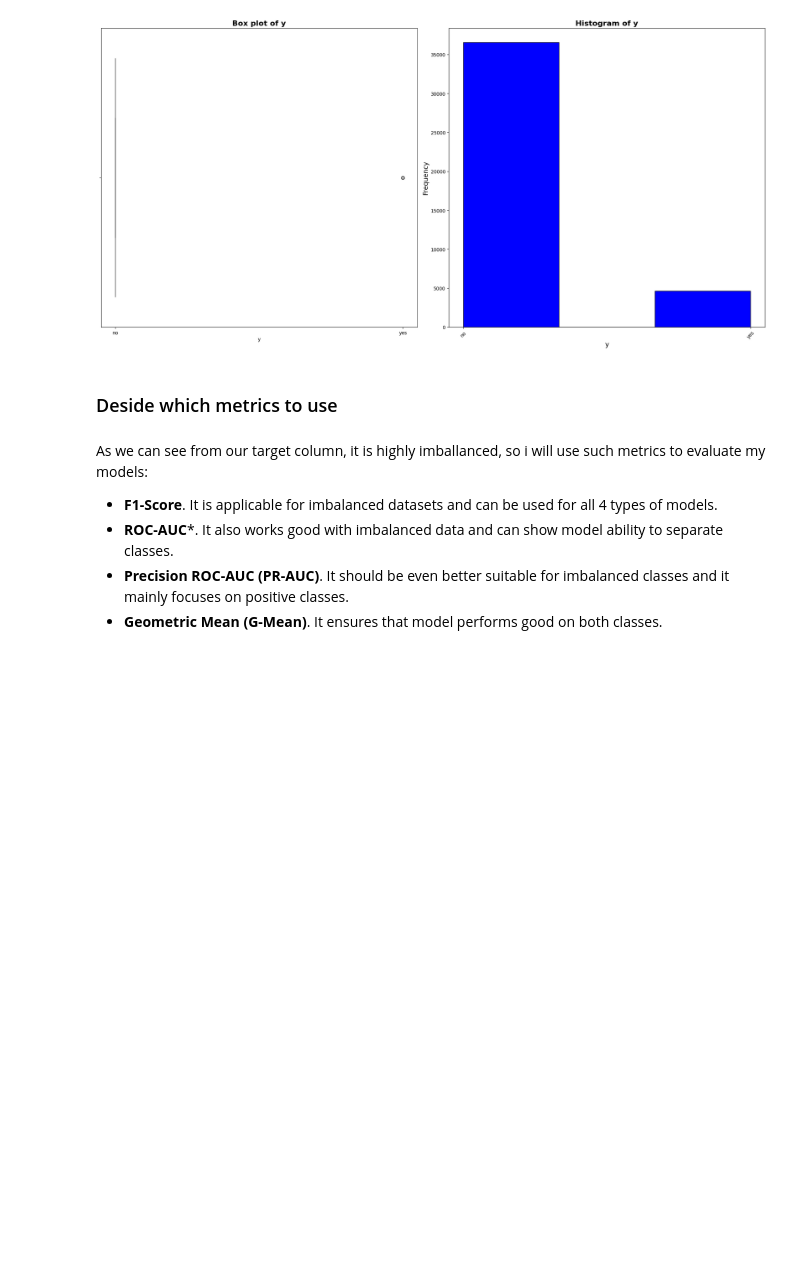
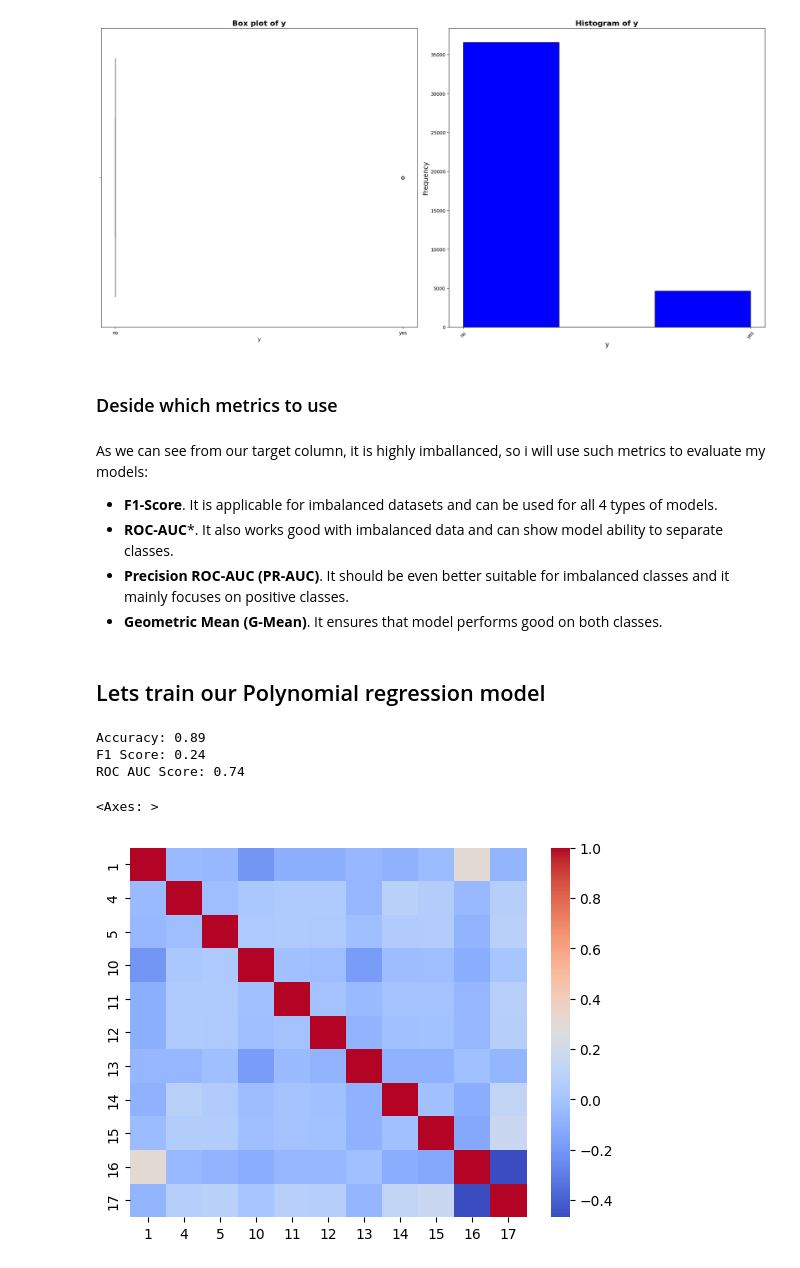
Before and after one commit to Reserford1991/bank-marketing-dataset-project, a Jupyter notebook: jupiter-notebooks/solution.ipynb, the cells around one changed output. Saved outputs shown, nothing was run; the diff lists cells and outputs as text; code cells hidden in the pictures; blank space fills up the shorter version.

Commit message:
Finish Training Logistic Regression Model.

```diff
--- a/jupiter-notebooks/solution.ipynb
+++ b/jupiter-notebooks/solution.ipynb
@@ -647,3 +647,75 @@ As we can see from our target column, it is highly imballanced, so i will use su
 - **ROC-AUC***. It also works good with imbalanced data and can show model ability to separate classes.
 - **Precision ROC-AUC (PR-AUC)**. It should be even better suitable for imbalanced classes and it mainly focuses on positive classes.
 - **Geometric Mean (G-Mean)**. It ensures that model performs good on both classes.
+# %% [markdown]
+## Lets train our Polynomial regression model
+# %%
+from sklearn.model_selection import train_test_split
+from sklearn.impute import SimpleImputer
+from sklearn.linear_model import LogisticRegression
+from sklearn.metrics import accuracy_score, f1_score, roc_auc_score
+from sklearn.feature_selection import SelectKBest, f_classif
+
+# 1. Convert target to binary (Ensure it's done only once)
+target_col = "y"
+if not set(bank_df[target_col].unique()).issubset({0, 1}):
+    bank_df[target_col] = bank_df[target_col].map({'yes': 1, 'no': 0})
+
+# 2. Preprocess (Handle Outliers, Scale, Encode)
+linear_df, target, scaler_info = HelperFunctions.process_data_for_linear_regression(bank_df, target_col)
+
+# 3. Ensure target is not in features
+X = linear_df.drop(columns=[target_col], errors="ignore")
+y = target
+
+# 4. Split Data BEFORE Imputation
+X_train, X_test, y_train, y_test = train_test_split(X, y, test_size=0.2, random_state=42)
+
+# # 5. Impute Missing Values Separately for Train and Test
+imputer = SimpleImputer(strategy='mean')
+X_train = imputer.fit_transform(X_train)  # Fit and transform train set
+X_test = imputer.transform(X_test)  # Only transform test set
+
+selector = SelectKBest(f_classif, k=20)  # Keep top 20 features
+X_train = selector.fit_transform(X_train, y_train)
+X_test = selector.transform(X_test)
+
+# Find correlation matrix
+correlation_matrix = pd.DataFrame(X_train).corr()
+
+# Get pairs of highly correlated features
+high_corr_pairs = np.where(np.abs(correlation_matrix) > 0.9)
+high_corr_pairs = [(correlation_matrix.index[i], correlation_matrix.columns[j])
+                   for i, j in zip(*high_corr_pairs) if i != j]
+
+# Get unique features to drop
+features_to_drop = list(set([pair[1] for pair in high_corr_pairs]))
+
+# Drop from dataset
+X_train = pd.DataFrame(X_train).drop(columns=features_to_drop, errors="ignore")
+X_test = pd.DataFrame(X_test).drop(columns=features_to_drop, errors="ignore")
+
+# 6. Train Logistic Regression (WITHOUT Polynomial Features)
+clf = LogisticRegression(max_iter=1000)
+clf.fit(X_train, y_train)
+
+# 7. Predict
+y_pred = clf.predict(X_test)
+y_proba = clf.predict_proba(X_test)[:, 1]
+
+# 8. Evaluate
+print(f"Accuracy: {accuracy_score(y_test, y_pred):.2f}")
+print(f"F1 Score: {f1_score(y_test, y_pred):.2f}")
+print(f"ROC AUC Score: {roc_auc_score(y_test, y_proba):.2f}")
+# %% [output]
+Accuracy: 0.89
+F1 Score: 0.24
+ROC AUC Score: 0.74
+# %%
+import seaborn as sns
+
+correlation_matrix = pd.DataFrame(X_train).corr()
+sns.heatmap(correlation_matrix, cmap="coolwarm", annot=False)
+# %% [output]
+<Axes: >
+[figure, added]
```
Also changed, not shown: parts of 2 cells of this notebook, 2 other files.
